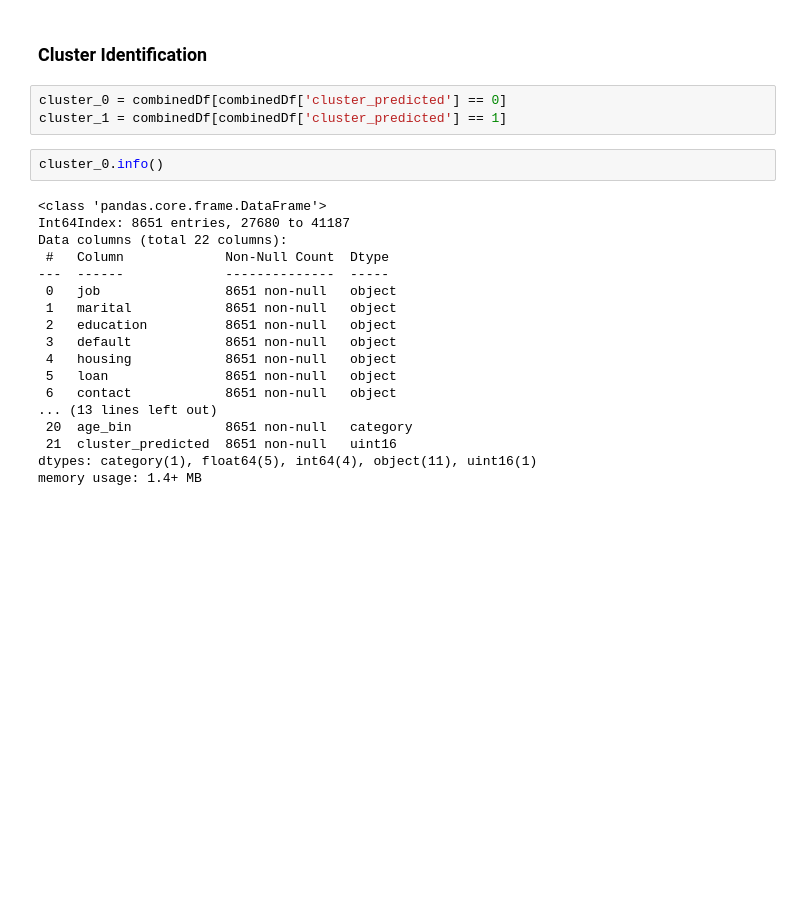
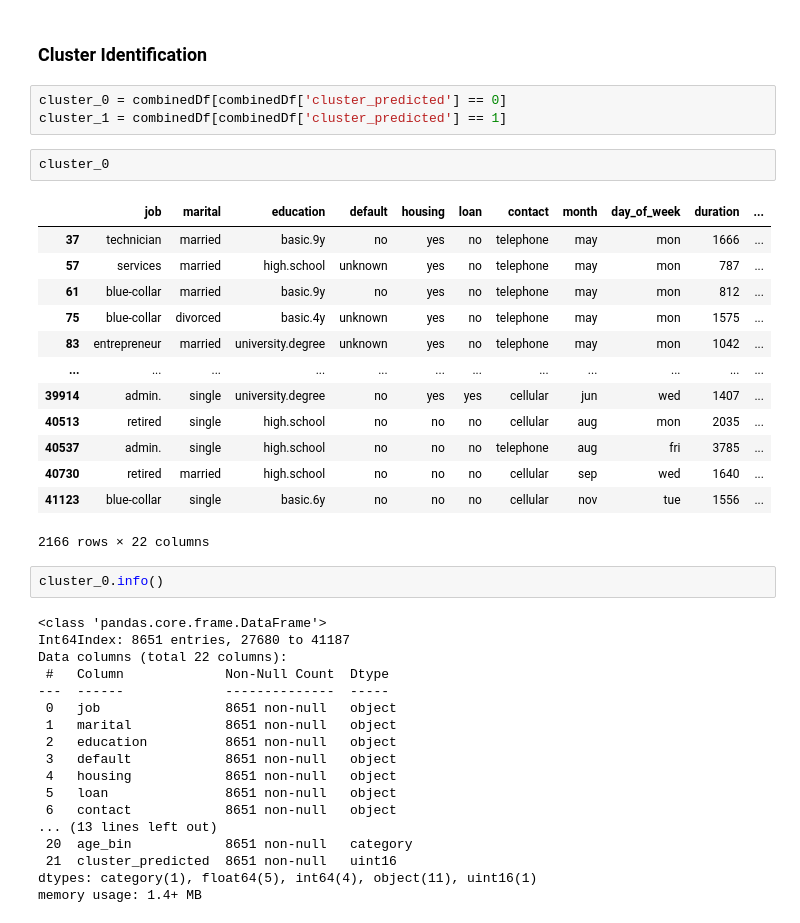
Before and after one commit to QueraTeam/dataanalysis_bootcamp_ML_sessions, a Jupyter notebook: kprototypes/bank-customer-clustering-k-Protypes-clustering.ipynb, the cells around one changed output. Drawn from its saved outputs; the diff is of its cells as text; blank space fills up the shorter version.

```diff
--- a/kprototypes/bank-customer-clustering-k-Protypes-clustering.ipynb
+++ b/kprototypes/bank-customer-clustering-k-Protypes-clustering.ipynb
@@ -339,6 +341,22 @@ combinedDf.head()
 # %%
 cluster_0 = combinedDf[combinedDf['cluster_predicted'] == 0]
 cluster_1 = combinedDf[combinedDf['cluster_predicted'] == 1]
+# %%
+cluster_0
+# %% [output]
+|  | job | marital | education | default | housing | loan | contact | month | day_of_week | duration | ... |
+| 37 | technician | married | basic.9y | no | yes | no | telephone | may | mon | 1666 | ... |
+| 57 | services | married | high.school | unknown | yes | no | telephone | may | mon | 787 | ... |
+| 61 | blue-collar | married | basic.9y | no | yes | no | telephone | may | mon | 812 | ... |
+| 75 | blue-collar | divorced | basic.4y | unknown | yes | no | telephone | may | mon | 1575 | ... |
+| 83 | entrepreneur | married | university.degree | unknown | yes | no | telephone | may | mon | 1042 | ... |
+| ... | ... | ... | ... | ... | ... | ... | ... | ... | ... | ... | ... |
+| 39914 | admin. | single | university.degree | no | yes | yes | cellular | jun | wed | 1407 | ... |
+| 40513 | retired | single | high.school | no | no | no | cellular | aug | mon | 2035 | ... |
+| 40537 | admin. | single | high.school | no | no | no | telephone | aug | fri | 3785 | ... |
+| 40730 | retired | married | high.school | no | no | no | cellular | sep | wed | 1640 | ... |
+| 41123 | blue-collar | single | basic.6y | no | no | no | cellular | nov | tue | 1556 | ... |
+2166 rows × 22 columns
 # %%
 cluster_0.info()
 # %% [output]
```
Also changed, not shown: parts of 5 cells of this notebook, 15 other files.
